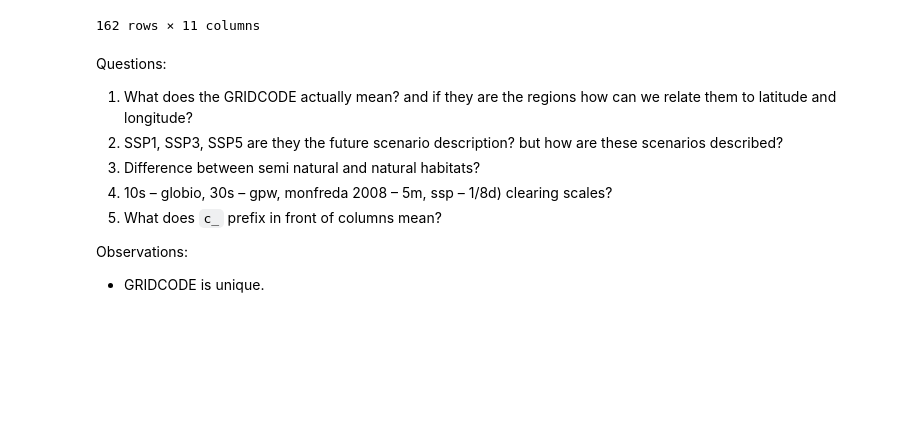
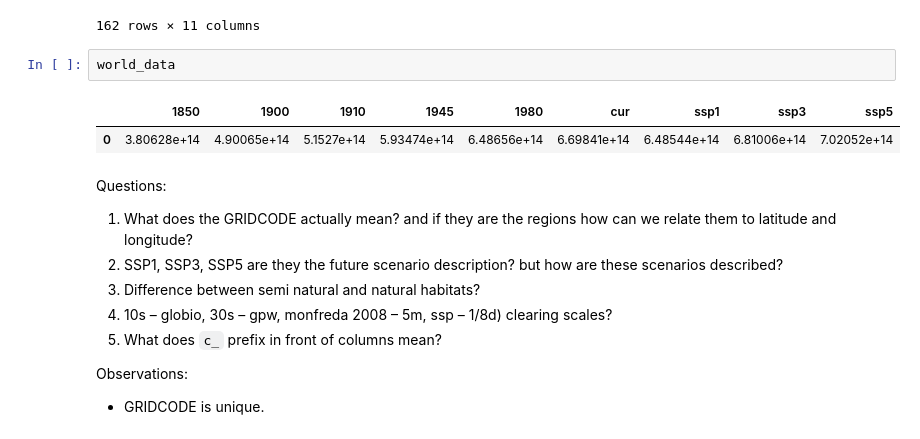
Before and after one commit to AhmedAhres/AhmedAhres.github.io, a Jupyter notebook: DataExploration.ipynb, the cells around one changed output. Saved outputs shown, nothing was run; the diff lists cells and outputs as text; blank space fills up the shorter version.

```diff
--- a/DataExploration.ipynb
+++ b/DataExploration.ipynb
@@ -296,6 +296,11 @@ mock_data
 | 160 | Zambia | ZMB | 1.820634e+08 | 3.266468e+08 | 4.046152e+08 | 1.513152e+09 | 6.590383e+09 | 2.061789e+10 | 2.675792e+10 | 1.253132e+11 | 1.255577e+11 |
 | 161 | Zimbabwe | ZWE | 6.565362e+09 | 9.848124e+09 | 1.110863e+10 | 2.564317e+10 | 6.387303e+10 | 9.994910e+10 | 9.918526e+10 | 2.473952e+11 | 2.173998e+11 |
 162 rows × 11 columns
+# %%
+world_data
+# %% [output]
+|  | 1850 | 1900 | 1910 | 1945 | 1980 | cur | ssp1 | ssp3 | ssp5 |
+| 0 | 3.80628e+14 | 4.90065e+14 | 5.1527e+14 | 5.93474e+14 | 6.48656e+14 | 6.69841e+14 | 6.48544e+14 | 6.81006e+14 | 7.02052e+14 |
 # %% [markdown]
 Questions:
 
```
Also changed, not shown: 1 other file.
